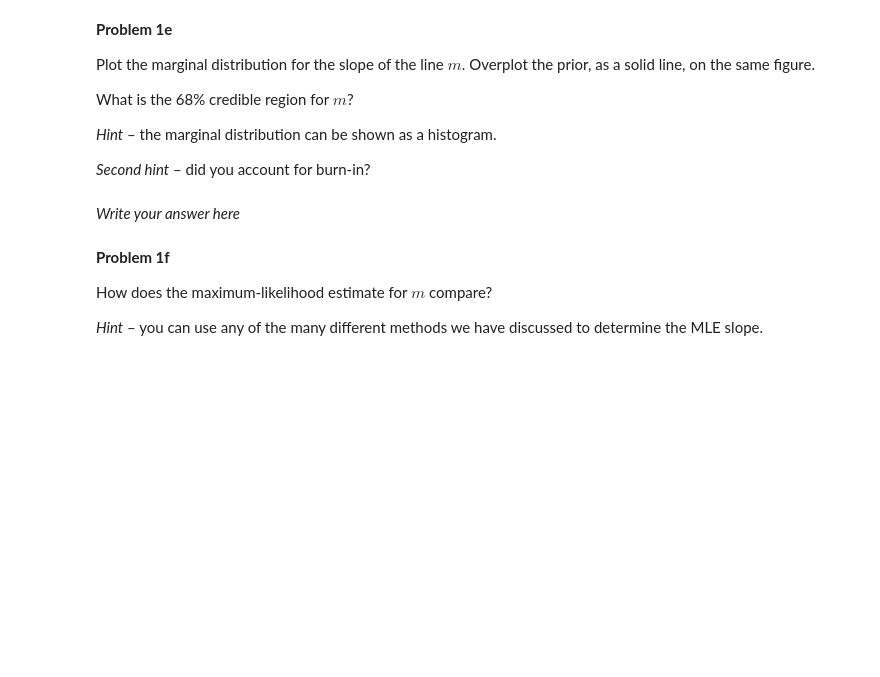
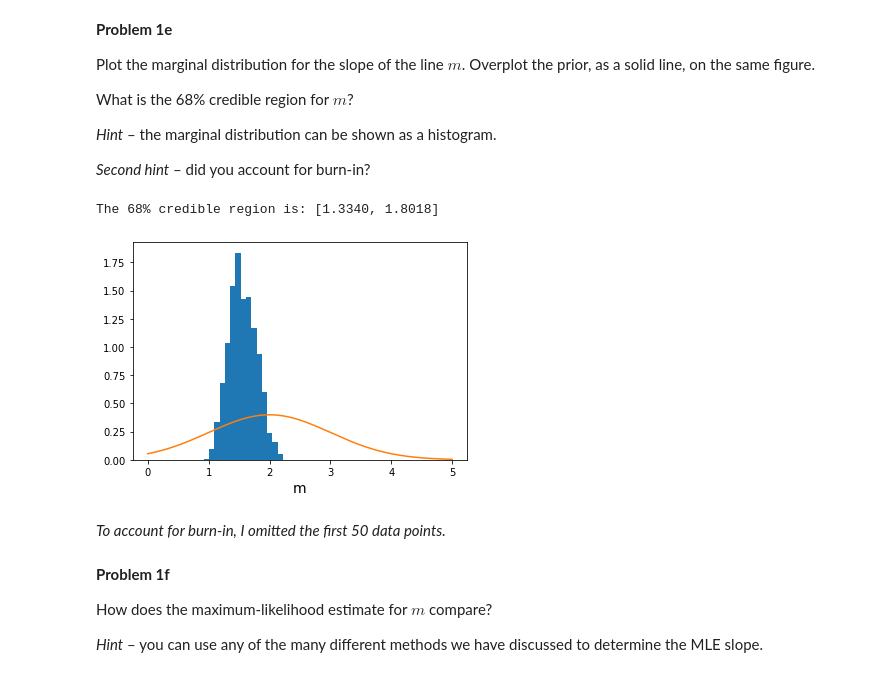
Before and after one commit to jharry99/Data-Analysis-Phys-441, a Jupyter notebook: ProblemSet7.ipynb, the cells around one changed output. Saved outputs shown, nothing was run; the diff lists cells and outputs as text; code cells hidden in the pictures; blank space fills up the shorter version.

```diff
--- a/ProblemSet7.ipynb
+++ b/ProblemSet7.ipynb
@@ -48,6 +48,23 @@ Write a function `lnprior` to calculate the log of the prior, for a **Gaussian**
 Write a function `lnposterior` that calculates the log of the unnormalized posterior (i.e., you can ignore the evidence $P(D)$).
 
 *Hint* – these functions will be very similar to those from class.
+# %%
+def lnlikelihood(theta, x, y, y_unc):
+    m, b = theta
+    logl = -0.5 * np.sum((y - (m*x + b))**2/(y_unc**2)) # complete
+
+    return logl
+
+def lnprior(theta):
+    m, b = theta
+    logpr_m = -0.5 * np.log(2 * np.pi) - np.log(1) - np.power(m-2, 2)/(2*(1**2))
+    logpr_b = -0.5 * np.log(2 * np.pi) - np.log(5) - np.power(b-10, 2)/(2*(5**2))
+    logpr = logpr_m + logpr_b
+    return logpr
+
+def lnposterior(logprior, loglikelihood):
+    logpost = logprior + loglikelihood
+    return logpost
 # %% [markdown]
 **Problem 1b**
 
@@ -89,13 +149,24 @@ What is the 68% credible region for $m$?
 
 *Second hint* – did you account for burn-in?
 # %%
-# complete
-# complete
-# complete
+plt.hist(positions[50:,0], bins=15, density=True);
+plt.xlabel('m', fontsize=14);
 
-print(f'The 68% credible region is:') # complete
+# plt.plot(np.arange(0,len(acc_ratio)), acc_ratio);
+
+m_range = np.linspace(0,5, num=10000)
+m_prior = np.power(2*np.pi*(1**2),-1/2)*np.exp(-1*np.power(m_range-2,2)/(2*(1**2)))
+plt.plot(m_range, m_prior);
+
+m_lower = np.percentile(positions[50:,0], 16)
+m_upper = np.percentile(positions[50:,0], 84)
+
+print("The 68% credible region is: [{0:.4f}, {1:.4f}]".format(m_lower, m_upper)) # complete
+# %% [output]
+The 68% credible region is: [1.3340, 1.8018]
+[figure, added]
 # %% [markdown]
-*Write your answer here*
+*To account for burn-in, I omitted the first 50 data points.*
 # %% [markdown]
 **Problem 1f**
 
```
Also changed, not shown: parts of 31 cells of this notebook.
